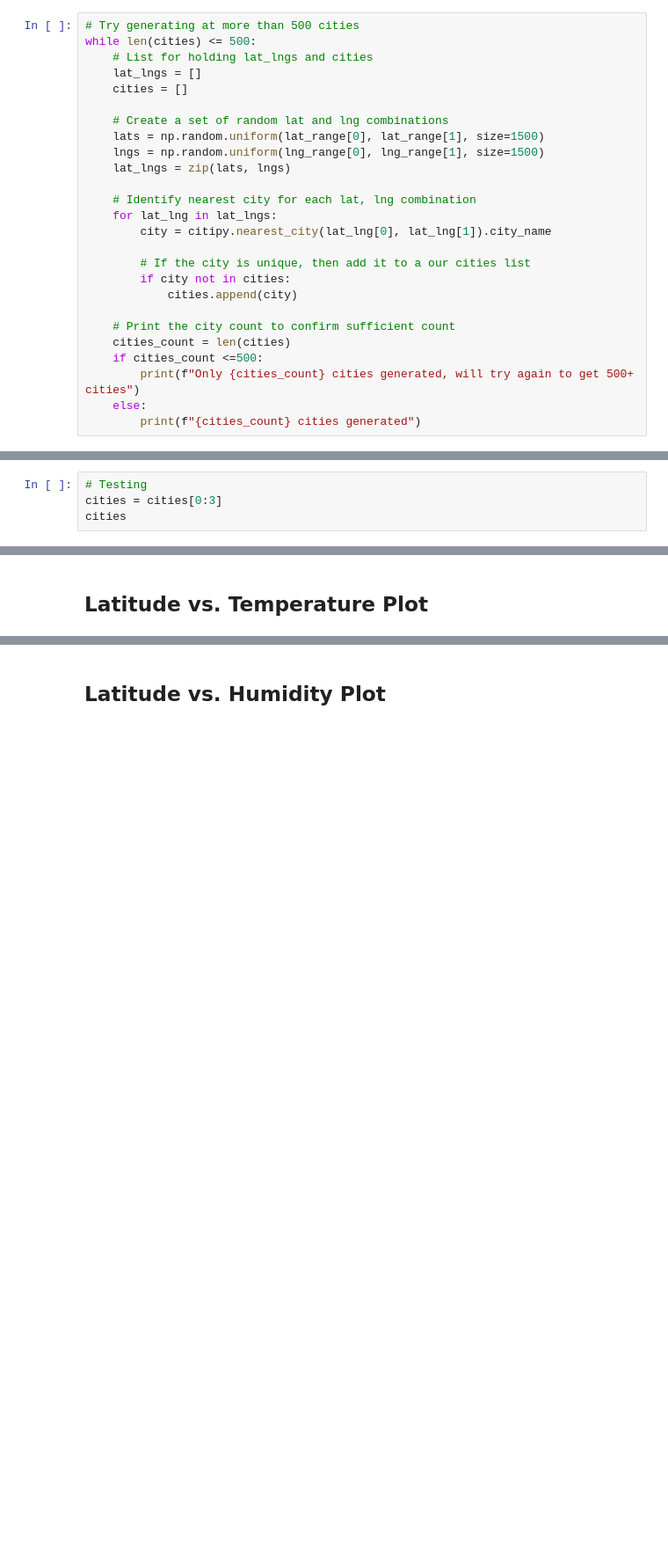
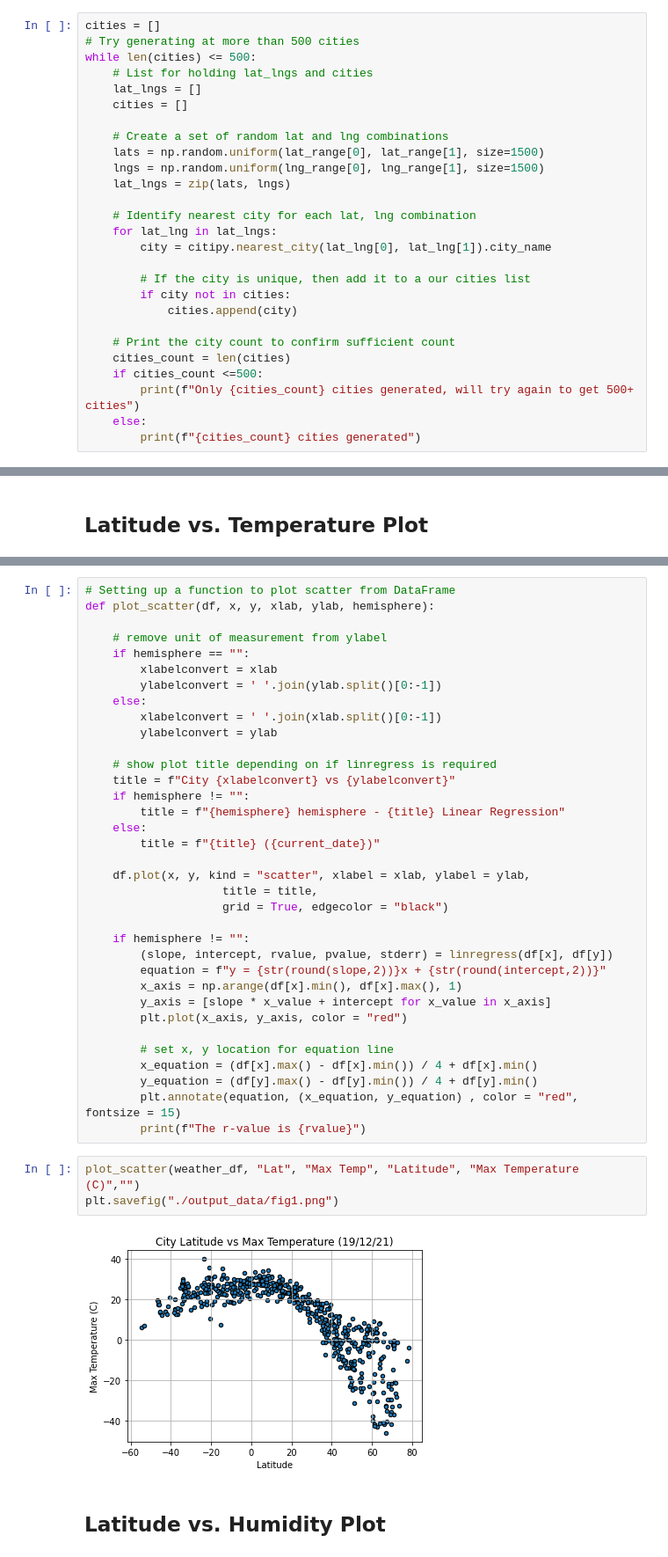
Before and after one commit to RealDreammaker/Weather-and-Vacation-Challenge, a Jupyter notebook: WeatherPy/WeatherPy.ipynb, the cells around one changed output, grey strips where cells are left out. Shown at 88% size. Cells and saved outputs as stored; diff of their text form; blank space fills up the shorter version.

```diff
--- a/WeatherPy/WeatherPy.ipynb
+++ b/WeatherPy/WeatherPy.ipynb
@@ -29,6 +30,7 @@ lng_range = (-180, 180)
 # %% [markdown]
 ## Generate Cities List
 # %%
+cities = []
 # Try generating at more than 500 cities
 while len(cities) <= 500:
     # List for holding lat_lngs and cities
@@ -62,10 +64,6 @@ while len(cities) <= 500:
 * Include a print log of each city as it'sbeing processed (with the city number and city name).
 
 > **HINT:** The OpenWeatherMap API only allows 60 calls per minute under their free plan. Try using `time.sleep(60)` after each set of 50 cities to avoid API errors due to large calls.
-# %%
-# Testing
-cities = cities[0:3]
-cities
 # %%
 # Save config information
 url = "http://api.openweathermap.org/data/2.5/weather?"
@@ -205,2 +238,42 @@ Int64Index([], dtype='int64')
+# %%
+# Setting up a function to plot scatter from DataFrame
+def plot_scatter(df, x, y, xlab, ylab, hemisphere):
+
+    # remove unit of measurement from ylabel
+    if hemisphere == "":
+        xlabelconvert = xlab
+        ylabelconvert = ' '.join(ylab.split()[0:-1])
+    else:
+        xlabelconvert = ' '.join(xlab.split()[0:-1])
+        ylabelconvert = ylab
+
+    # show plot title depending on if linregress is required
+    title = f"City {xlabelconvert} vs {ylabelconvert}"
+    if hemisphere != "":
+        title = f"{hemisphere} hemisphere - {title} Linear Regression"
+    else:
+        title = f"{title} ({current_date})"
+
+    df.plot(x, y, kind = "scatter", xlabel = xlab, ylabel = ylab,
+                    title = title,
+                    grid = True, edgecolor = "black")
+
+    if hemisphere != "":
+        (slope, intercept, rvalue, pvalue, stderr) = linregress(df[x], df[y])
+        equation = f"y = {str(round(slope,2))}x + {str(round(intercept,2))}"
+        x_axis = np.arange(df[x].min(), df[x].max(), 1)
+        y_axis = [slope * x_value + intercept for x_value in x_axis]
+        plt.plot(x_axis, y_axis, color = "red")
+
+        # set x, y location for equation line
+        x_equation = (df[x].max() - df[x].min()) / 4 + df[x].min()
+        y_equation = (df[y].max() - df[y].min()) / 4 + df[y].min()
+        plt.annotate(equation, (x_equation, y_equation) , color = "red", fontsize = 15)
+        print(f"The r-value is {rvalue}")
+# %%
+plot_scatter(weather_df, "Lat", "Max Temp", "Latitude", "Max Temperature (C)","")
+plt.savefig("./output_data/fig1.png")
+# %% [output]
+[figure, added]
 # %% [markdown]
 ## Latitude vs. Humidity Plot
```
Also changed, not shown: parts of 41 cells of this notebook, 13 other files.
